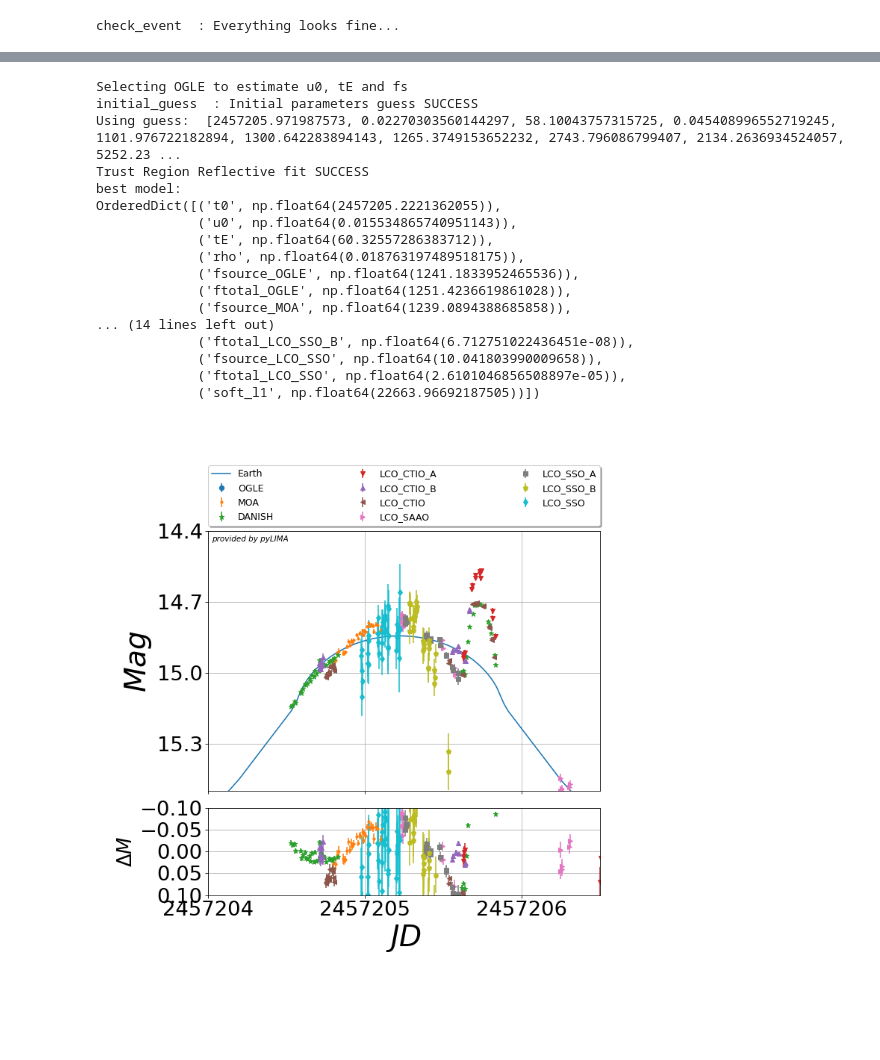
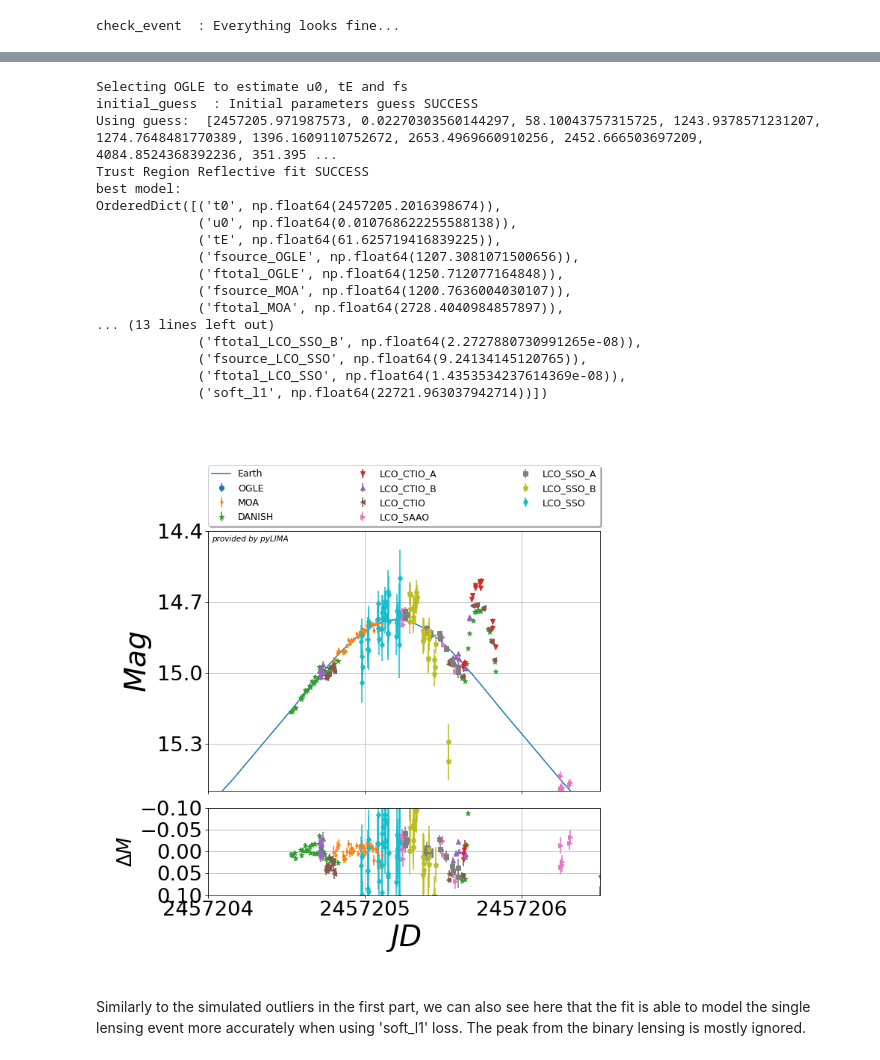
Before and after one commit to jakobdammann/pyLIMA-docs-revisit, a Jupyter notebook: examples/pyLIMA_example_robust_loss.ipynb, the cells around one changed output, grey strips where cells are left out. Cells and saved outputs as stored; diff of their text form; code cells hidden in the pictures; blank space fills up the shorter version.

```diff
--- a/examples/pyLIMA_example_robust_loss.ipynb
+++ b/examples/pyLIMA_example_robust_loss.ipynb
@@ -311,34 +311,37 @@ OrderedDict([('t0', np.float64(2457205.2743178774)),
 # %%
-fspl = FSPL_model.FSPLmodel(your_event)
+pspl = PSPL_model.PSPLmodel(your_event)
 
 ### Define the fit.
-my_fit_chi2 = TRF_fit.TRFfit(fspl, loss_function='soft_l1')
+my_fit_chi2 = TRF_fit.TRFfit(pspl, loss_function='soft_l1')
 
 ### Execute the fitting algorithm.
 my_fit_chi2.fit()
 
 ### Create a plot from lightcurve and best model.
-fig_chi2, _ = pyLIMA_plots.plot_lightcurves(fspl, my_fit_chi2.fit_results['best_model'])
+fig_chi2, _ = pyLIMA_plots.plot_lightcurves(pspl, my_fit_chi2.fit_results['best_model'])
 ### Set the window so the outliers are visible.
 fig_chi2.axes[0].set_xlim(2457204.0, 2457206.5)
 fig_chi2.axes[0].set_ylim(15.50, 14.40)
 plt.show()
 # %% [output]
 Selecting OGLE to estimate u0, tE and fs
 initial_guess  : Initial parameters guess SUCCESS
-Using guess:  [2457205.971987573, 0.02270303560144297, 58.10043757315725, 0.045408996552719245, 1101.976722182894, 1300.642283894143, 1265.3749153652232, 2743.796086799407, 2134.2636934524057, 5252.23 ...
+Using guess:  [2457205.971987573, 0.02270303560144297, 58.10043757315725, 1243.9378571231207, 1274.7648481770389, 1396.1609110752672, 2653.4969660910256, 2452.666503697209, 4084.8524368392236, 351.395 ...
 Trust Region Reflective fit SUCCESS
 best model:
-OrderedDict([('t0', np.float64(2457205.2221362055)),
-             ('u0', np.float64(0.015534865740951143)),
-             ('tE', np.float64(60.32557286383712)),
-             ('rho', np.float64(0.018763197489518175)),
-             ('fsource_OGLE', np.float64(1241.1833952465536)),
-             ('ftotal_OGLE', np.float64(1251.4236619861028)),
-             ('fsource_MOA', np.float64(1239.0894388685858)),
-... (14 lines left out)
-             ('ftotal_LCO_SSO_B', np.float64(6.712751022436451e-08)),
-             ('fsource_LCO_SSO', np.float64(10.041803990009658)),
-             ('ftotal_LCO_SSO', np.float64(2.6101046856508897e-05)),
-             ('soft_l1', np.float64(22663.96692187505))])
+OrderedDict([('t0', np.float64(2457205.2016398674)),
+             ('u0', np.float64(0.010768622255588138)),
+             ('tE', np.float64(61.625719416839225)),
+             ('fsource_OGLE', np.float64(1207.3081071500656)),
+             ('ftotal_OGLE', np.float64(1250.712077164848)),
+             ('fsource_MOA', np.float64(1200.7636004030107)),
+             ('ftotal_MOA', np.float64(2728.4040984857897)),
+... (13 lines left out)
+             ('ftotal_LCO_SSO_B', np.float64(2.2727880730991265e-08)),
+             ('fsource_LCO_SSO', np.float64(9.24134145120765)),
+             ('ftotal_LCO_SSO', np.float64(1.4353534237614369e-08)),
+             ('soft_l1', np.float64(22721.963037942714))])
-[figure, old version]
+[figure, new version]
+# %% [markdown]
+Similarly to the simulated outliers in the first part, we can also see here that the fit is able to model the single lensing event more accurately when using 'soft_l1' loss.
+The peak from the binary lensing is mostly ignored.
```
Also changed, not shown: parts of 4 cells of this notebook.
